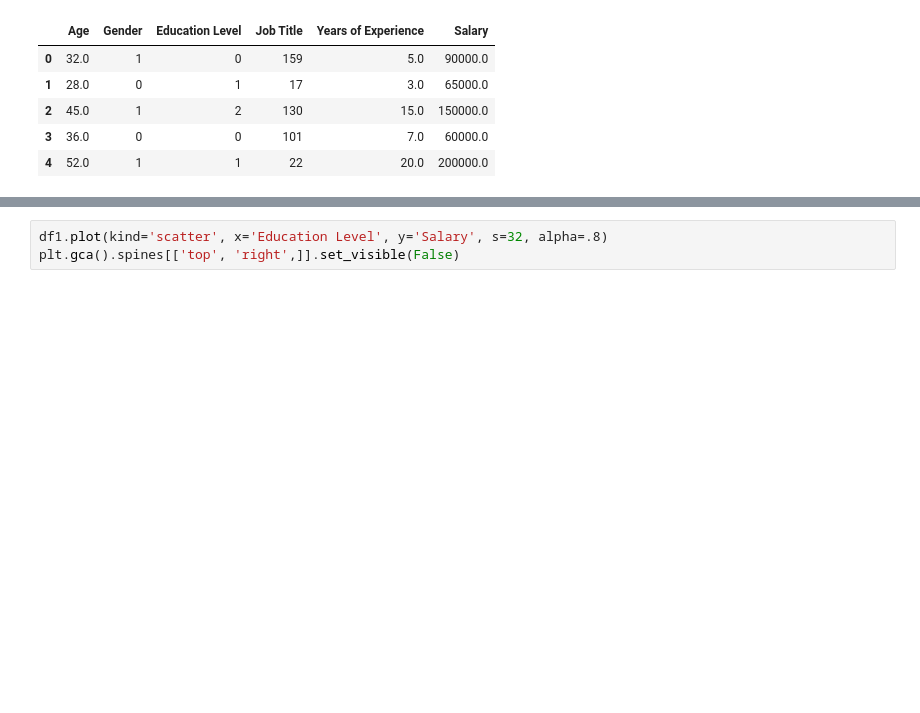
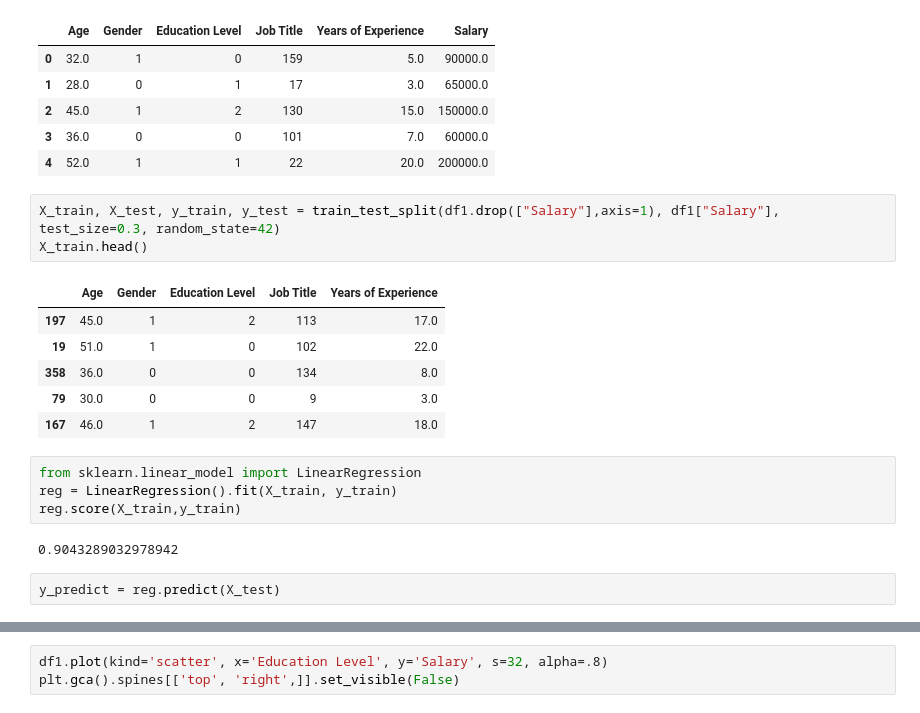
Before and after one commit to UEPP40/PUM, a Jupyter notebook: 19_03_pum.ipynb, the cells around one changed output, grey strips where cells are left out. Cells and saved outputs as stored; diff of their text form; blank space fills up the shorter version.

```diff
--- a/19_03_pum.ipynb
+++ b/19_03_pum.ipynb
@@ -73,3 +73,21 @@ Job Title
 | 2 | 45.0 | 1 | 2 | 130 | 15.0 | 150000.0 |
 | 3 | 36.0 | 0 | 0 | 101 | 7.0 | 60000.0 |
 | 4 | 52.0 | 1 | 1 | 22 | 20.0 | 200000.0 |
+# %%
+X_train, X_test, y_train, y_test = train_test_split(df1.drop(["Salary"],axis=1), df1["Salary"], test_size=0.3, random_state=42)
+X_train.head()
+# %% [output]
+|  | Age | Gender | Education Level | Job Title | Years of Experience |
+| 197 | 45.0 | 1 | 2 | 113 | 17.0 |
+| 19 | 51.0 | 1 | 0 | 102 | 22.0 |
+| 358 | 36.0 | 0 | 0 | 134 | 8.0 |
+| 79 | 30.0 | 0 | 0 | 9 | 3.0 |
+| 167 | 46.0 | 1 | 2 | 147 | 18.0 |
+# %%
+from sklearn.linear_model import LinearRegression
+reg = LinearRegression().fit(X_train, y_train)
+reg.score(X_train,y_train)
+# %% [output]
+0.9043289032978942
+# %%
+y_predict = reg.predict(X_test)
```
Also changed, not shown: parts of 4 cells of this notebook.
